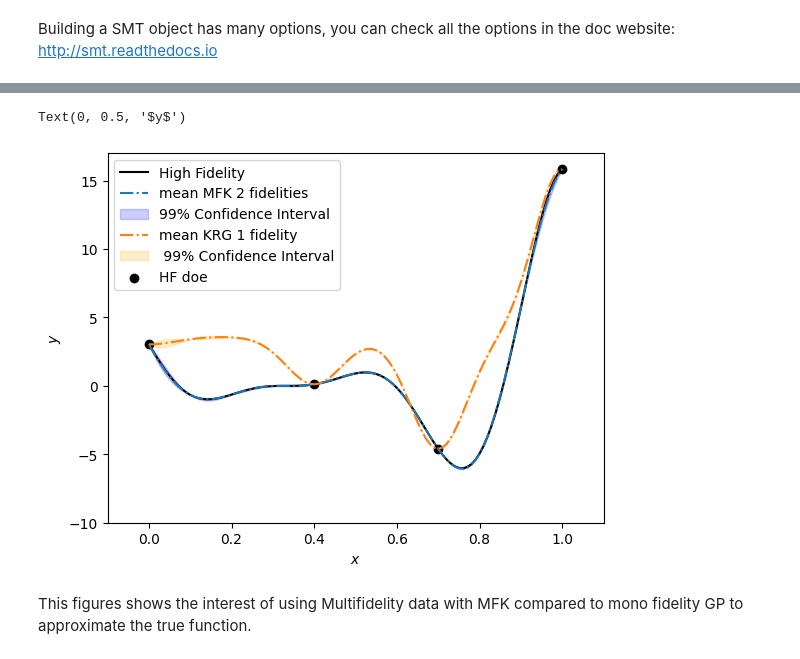
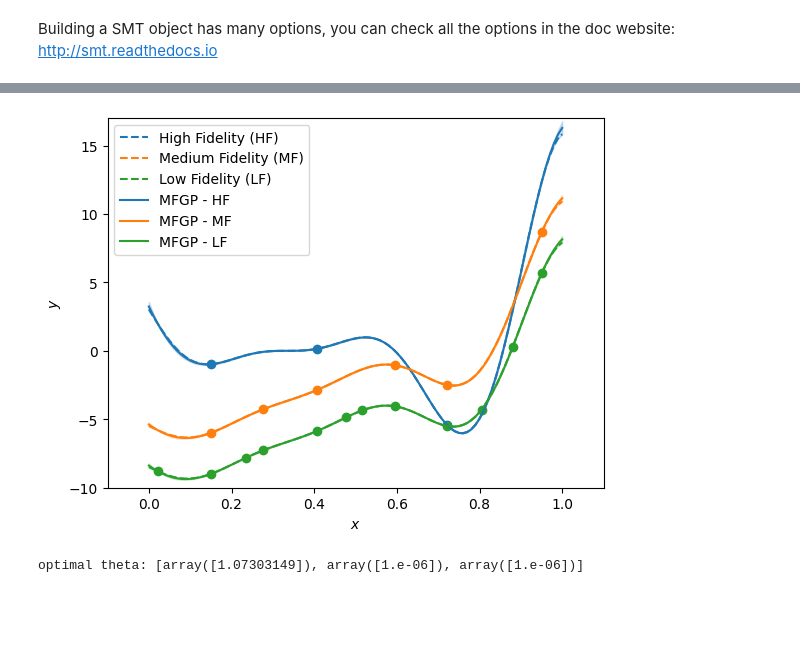
Before and after one commit to dbetteb/early-ML, a Jupyter notebook: 09_SMT_NOTEBOOK/SMT_MFK_tutorial.ipynb, the cells around one changed output, grey strips where cells are left out. Saved outputs shown, nothing was run; the diff lists cells and outputs as text; code cells hidden in the pictures; blank space fills up the shorter version.

```diff
--- a/09_SMT_NOTEBOOK/SMT_MFK_tutorial.ipynb
+++ b/09_SMT_NOTEBOOK/SMT_MFK_tutorial.ipynb
@@ -73,12 +79,13 @@ from matplotlib import pyplot as plt
 # %% [markdown]
 ## 1- Build a multifidelity model using two fidelity levels
 # %%
-#defining low and high fidelity functions
+# defining low and high fidelity functions
 def LF_function(x):
-    return 0.5*((x*6-2)**2)*np.sin((x*6-2)*2)+(x-0.5)*10. - 5
+    return 0.5 * ((x * 6 - 2) ** 2) * np.sin((x * 6 - 2) * 2) + (x - 0.5) * 10.0 - 5
+
 
 def HF_function(x):
-    return ((x*6-2)**2)*np.sin((x*6-2)*2)
+    return ((x * 6 - 2) ** 2) * np.sin((x * 6 - 2) * 2)
 # %%
 # Ploting High and low fidelity functions
 
@@ -233,23 +451,46 @@ ___________________________________________________________________________
 # %%
-# plot the variance
-plt.plot(x, HF_function(x), 'k-', label ='High Fidelity')
+plt.figure()
 
-plt.plot(x, y, linestyle = '-.' , label ='mean MFK 2 fidelities')
-plt.fill_between(np.ravel(x), np.ravel(y-3*np.sqrt(MSE)), np.ravel(y+3*np.sqrt(MSE)),color='blue' , alpha =0.2, label ='99% Confidence Interval')
-
-plt.plot(x, gp_y, linestyle = '-.' , label ='mean KRG 1 fidelity')
-plt.fill_between(np.ravel(x), np.ravel(gp_y-3*np.sqrt(gp_var)), np.ravel(gp_y+3*np.sqrt(gp_var)),color='orange', alpha =0.2,label =' 99% Confidence Interval')
-
-plt.scatter(Xt_e, yt_e, marker = 'o' , color ='k', label ='HF doe')
-#plt.scatter(Xt_c, yt_c, marker = '*' , color ='g', label ='LF doe')
-
+plt.plot(x, HF_function(x), "--C0", label="High Fidelity (HF)")
+plt.plot(x, MF_function(x), "--C1", label="Medium Fidelity (MF)")
+plt.plot(x, LF_function(x), "--C2", label="Low Fidelity (LF)")
+plt.plot(x, y, "C0", label="MFGP - HF")
+plt.fill_between(
+    np.ravel(x),
+    np.ravel(y - 3 * np.sqrt(var)),
+    np.ravel(y + 3 * np.sqrt(var)),
+    color="C0",
+    alpha=0.2,
+)  # ,label ='Confidence Interval 99% HF')
+plt.plot(x, y1, "C1", label="MFGP - MF")
+plt.fill_between(
+    np.ravel(x),
+    np.ravel(y1 - 3 * np.sqrt(var1)),
+    np.ravel(y1 + 3 * np.sqrt(var1)),
+    color="C1",
+    alpha=0.2,
+)  # ,label ='Confidence Interval 99% MF')
+plt.plot(x, y0, "C2", label="MFGP - LF")
+plt.fill_between(
+    np.ravel(x),
+    np.ravel(y0 - 3 * np.sqrt(var0)),
+    np.ravel(y0 + 3 * np.sqrt(var0)),
+    color="C2",
+    alpha=0.2,
+)  # ,label ='Confidence Interval 99% LF')
+plt.scatter(Xt_e, yt_e, marker="o", color="C0")  # , label='HF doe')
+plt.scatter(Xt_m, yt_m, marker="o", color="C1")  # , label='MF doe')
+plt.scatter(Xt_c, yt_c, marker="o", color="C2")  # , label='LF doe')
 plt.legend(loc=0)
-plt.ylim(-10,17)
-plt.xlim(-0.1,1.1)
-plt.xlabel(r'$x$')
-plt.ylabel(r'$y$')
+plt.ylim(-10, 17)
+plt.xlim(-0.1, 1.1)
+plt.xlabel(r"$x$")
+plt.ylabel(r"$y$")
+plt.show()
 # %% [output]
-Text(0, 0.5, '$y$')
-[figure, old version]
+[figure, new version]
-# %% [markdown]
-This figures shows the interest of using Multifidelity data with MFK compared to mono fidelity GP to approximate the true function.
+# %%
+# to get some hyperparameter values
+print("optimal theta:", sm.optimal_theta)
+# %% [output]
+optimal theta: [array([1.07303149]), array([1.e-06]), array([1.e-06])]
```
Also changed, not shown: parts of 20 cells of this notebook, 1 other file.
